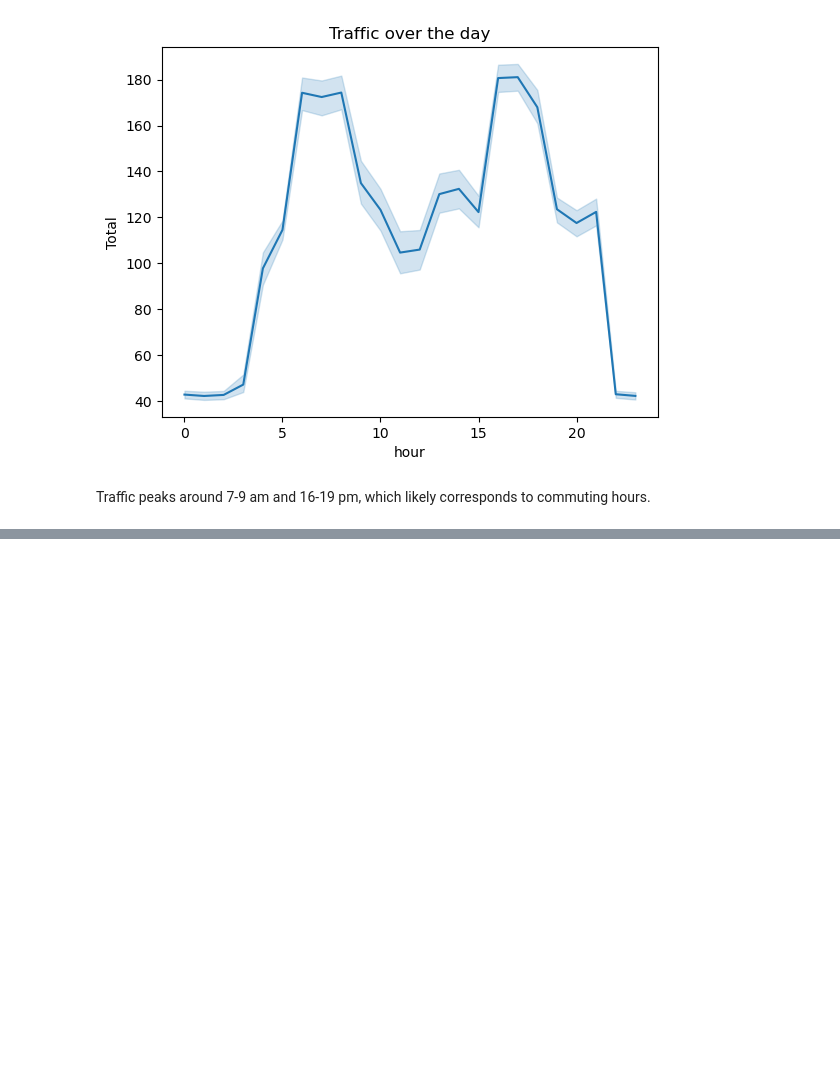
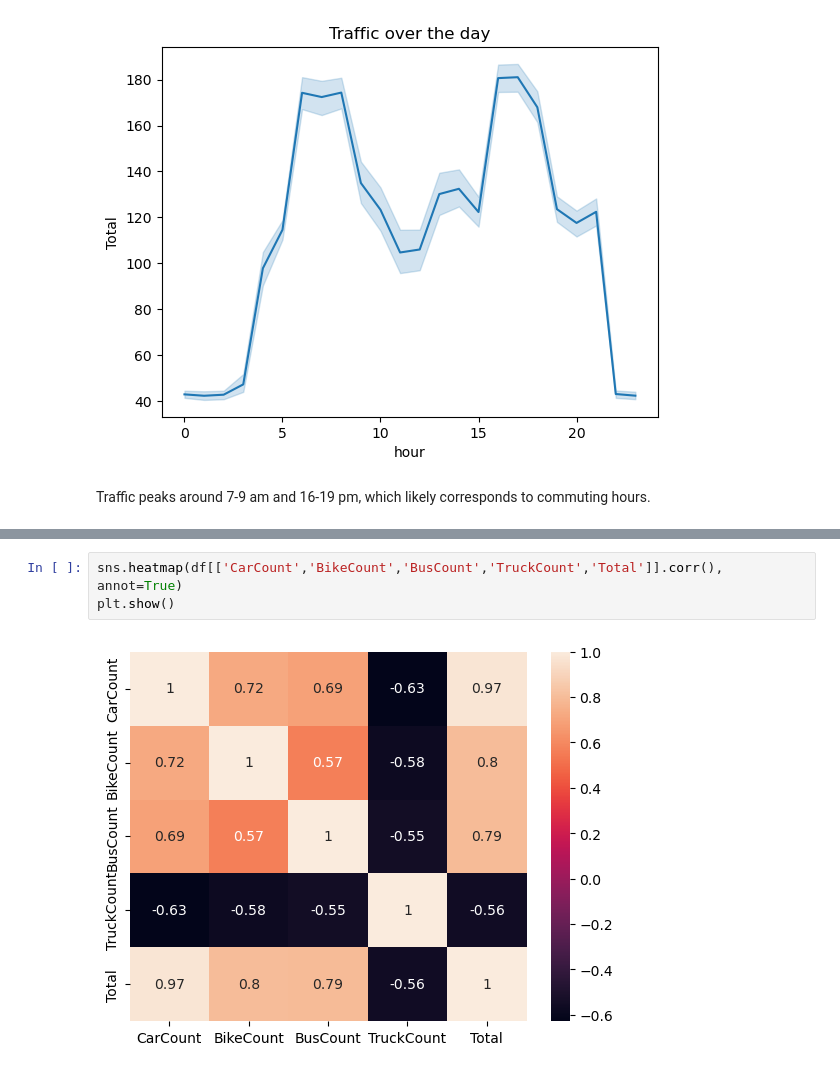
Before and after one commit to ttmatthiastt/traffic-prediction-analysis, a Jupyter notebook: notebooks/traffic_eda.ipynb, the cells around one changed output, grey strips where cells are left out. Drawn from its saved outputs; the diff is of its cells as text; blank space fills up the shorter version.

```diff
--- a/notebooks/traffic_eda.ipynb
+++ b/notebooks/traffic_eda.ipynb
@@ -104,0 +101,5 @@ Traffic peaks around 7-9 am and 16-19 pm, which likely corresponds to commuting
+# %%
+sns.heatmap(df[['CarCount','BikeCount','BusCount','TruckCount','Total']].corr(), annot=True)
+plt.show()
+# %% [output]
+[figure, added]
```
Also changed, not shown: parts of 4 cells of this notebook, 2 other files.
